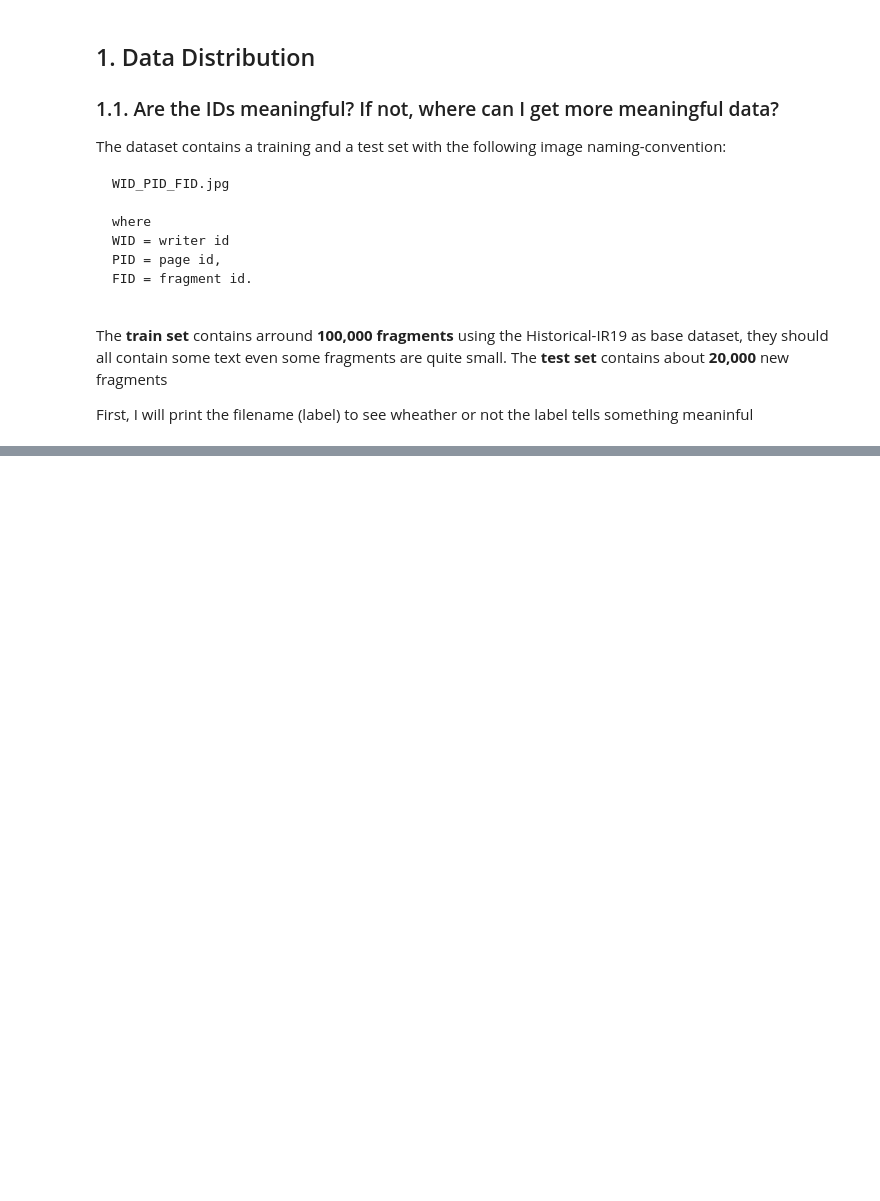
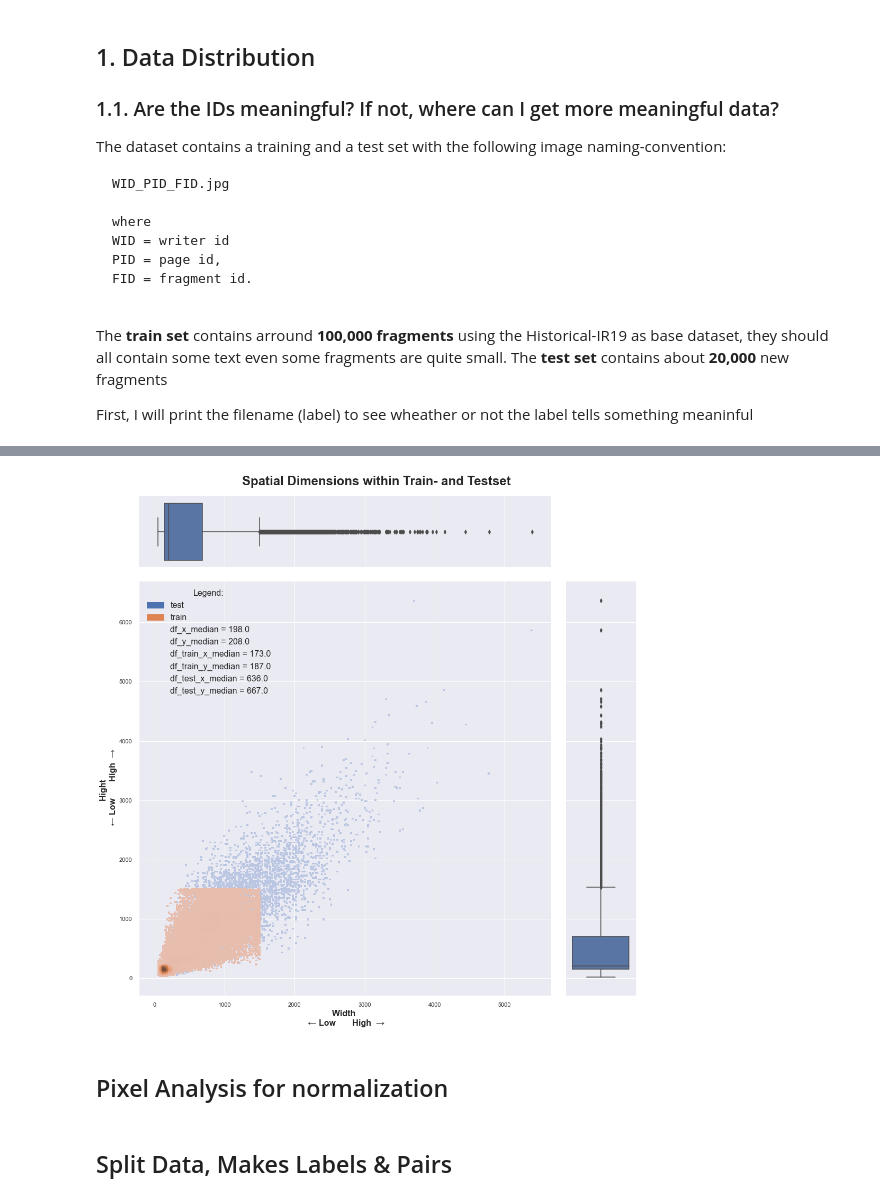
Before and after one commit to bohniti/jigsaw-puzzle-solver, a Jupyter notebook: notebooks/exploratory/eda_preproceccing.ipynb, the cells around one changed output, grey strips where cells are left out. Drawn from its saved outputs; the diff is of its cells as text; code cells hidden in the pictures; blank space fills up the shorter version.

```diff
--- a/notebooks/exploratory/eda_preproceccing.ipynb
+++ b/notebooks/exploratory/eda_preproceccing.ipynb
@@ -296,17 +99,0 @@ fig.savefig('readme-data.svg', format='svg', bbox_inches='tight',cmap='gray')
-# %%
-train_path = '/Users/beantown/PycharmProjects/jigsaw-puzzle-solver/data/hisfrag20/raw/hisfrag20/'
-test_path = '/Users/beantown/PycharmProjects/jigsaw-puzzle-solver/data/hisfrag20/raw/hisfrag20_test/'
-
-def get_filenames(train_path, test_path):
-    # load file names train dataset
-    train = [path.splitext(f)[0] for f in listdir(train_path) if path.isfile(path.join(train_path, f))]
-
-    # load file name test dataset
-    test = [path.splitext(f)[0] for f in listdir(test_path) if path.isfile(path.join(test_path, f))]
-
-    return train, test
-# %%
-def get_imgsize(train_filenames, test_filenames, train_path, test_path):
-    train = [Image.open(train_path + f + '.jpg', 'r').size for f in train_filenames]
-    test = [Image.open(test_path + f + '.jpg', 'r').size for f in test_filenames]
-    return train, test
@@ -368,0 +275,49 @@ df = get_info(data_path=train_path)
+# %%
+train_filenames, test_filenames = get_filenames(data_path, data_path_test)
+train_size, test_size = get_imgsize(train_filenames, test_filenames, data_path, data_path_test)
+train_size = np.array(train_size)
+test_size = np.array(test_size)
+train_df = pd.DataFrame(train_size, columns=['x','y'])
+test_df = pd.DataFrame(test_size, columns=['x','y'])
+train_df['Dataset'] = 'train'
+test_df['Dataset'] = 'test'
+df = pd.concat([test_df, train_df])
+df_x_median = df.x.median()
+df_y_median = df.y.median()
+df_train_x_median = train_df.x.median()
+df_train_y_median = train_df.y.median()
+df_test_x_median = test_df.x.median()
+df_test_y_median = test_df.y.median()
+g = sns.JointGrid(data=df, x="x", y="y", hue='Dataset',height=14)
+g.plot_joint(sns.histplot)
+g.plot_marginals(sns.boxplot)
+g.ax_joint.set_xlabel('Width \n ← Low       High  →', fontweight='bold', size=16)
+g.ax_joint.set_ylabel('Hight \n ← Low       High  →', fontweight='bold', size=16)
+g.fig.suptitle('Spatial Dimensions within Train- and Testset',y=1.025,fontweight='bold', size=24)
+
+def move_legend(ax, new_loc, **kws):
+    old_legend = ax.ax_joint.get_legend()
+    handles = old_legend.legendHandles
+    extra = Rectangle((0, 0), 1, 1, fc="w", fill=False, edgecolor='none', linewidth=1)
+    handles.append(extra)
+    handles.append(extra)
+    handles.append(extra)
+    handles.append(extra)
+    handles.append(extra)
+    handles.append(extra)
+    labels = [t.get_text() for t in old_legend.get_texts()]
+    labels.append(f'{df_x_median = }')
+    labels.append(f'{df_y_median = }')
+    labels.append(f'{df_train_x_median = }')
+    labels.append(f'{df_train_y_median = }')
+    labels.append(f'{df_test_x_median = }')
+    labels.append(f'{df_test_y_median = }')
+    title = old_legend.get_title().get_text()
+    ax.ax_joint.legend(handles, labels, loc=new_loc, title='Legend:', **kws)
+
+move_legend(g, "upper left", fontsize=16, title_fontsize=16)
+plt.show()
+# %% [output]
+[figure, added]
+# %% [markdown]
+## Pixel Analysis for normalization
@@ -368,0 +418,2 @@ df = get_info(data_path=train_path)
+# %% [markdown]
+## Split Data, Makes Labels & Pairs
```
Also changed, not shown: parts of 46 cells of this notebook, 7 other files.
